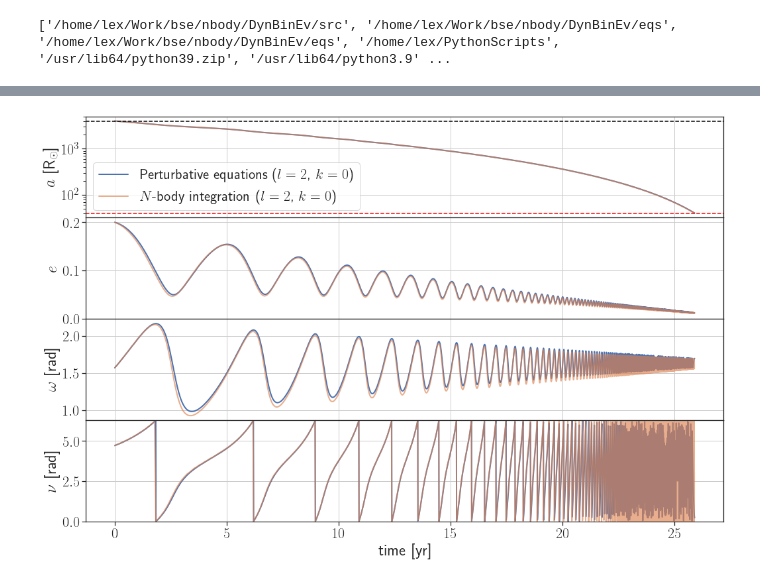
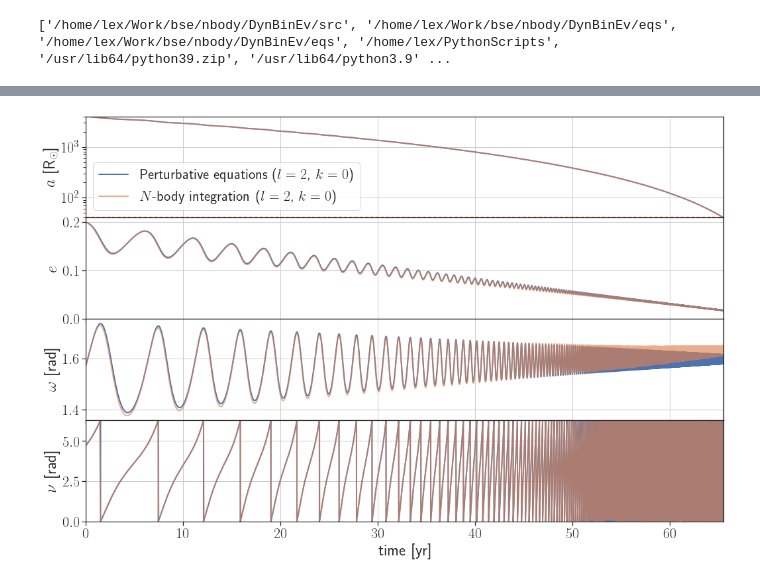
Before and after one commit to spzwart/DynBinEv, a Jupyter notebook: eqs/paperplots.ipynb, the cells around one changed output, grey strips where cells are left out. Saved outputs shown, nothing was run; the diff lists cells and outputs as text; code cells hidden in the pictures.

```diff
--- a/eqs/paperplots.ipynb
+++ b/eqs/paperplots.ipynb
@@ -13,28 +37,12 @@ print(sys.path)
 # %%
-from macega_phasevol import MacegaPhaseEvolve
-from macega_nbody import MacegaKick
-from amuse.units import units, constants
-import numpy as np
-from timeit import default_timer as timer
-
-m1, m2 = 35 | units.MSun, 82 | units.MSun
-a0 = 4000 | units.RSun
-a1 = 40 | units.RSun
-e0 = 0.2
-ome0 = np.pi/2
-nu0 = 3*np.pi/2
-
-mu = (m1 + m2)*constants.G
-C = 1e-5
-X = 0.1
 C_l2k0, Lex, Tex = MacegaPhaseEvolve.C_from_X(X, mu, a0, l=2, k=0)
 print("C:", C_l2k0.as_string_in(units.yr**Tex *units.RSun**Lex))
 
 #### SECULAR l=2, k=0
 CEvolve = MacegaPhaseEvolve(l=2, k=0)
-CEvolve.initialize_system(m1, m2, a0, e0, ome0, nu0, C=C, a1=a1)
+CEvolve.initialize_system(m1, m2, a0, e0, ome0, nu0, C=C_l2k0, a1=a1)
 start = timer()
-t, a, e, ome, nu, g = CEvolve.run_system(tfin=CEvolve.Period0*20, dt_out=CEvolve.Period0*0.001)
+t, a, e, ome, nu, g = CEvolve.run_system(tfin=CEvolve.Period0*20, dt_out=CEvolve.Period0*0.0001)
 end = timer()
 print(phtime:=end - start)
 # %% [output]
@@ -72,10 +80,4 @@ print(nbtime/phtime)
 # %%
-from matplotlib import pyplot as plt
-import seaborn as sns
-
-sns.set(font_scale=2, rc={'text.usetex' : True})
-sns.set_style("ticks")
-
 f, ax = plt.subplots(4, sharex=True, figsize=(15, 10))
 
 ax[0].plot(t, a, lw=2, label="Perturbative equations ($l=2$, $k=0$)")
@@ -85,33 +87,35 @@ ax[0].set_ylabel("$a$ [R$_\odot$]")
 ax[0].axhline(a0.value_in(units.RSun), c="black", ls="--")
 ax[0].axhline(a1.value_in(units.RSun), c="red", ls="--")
 ax[0].legend()
 #ax[0].set_title("e0 = {:g}".format(e0))
 ax[0].set_yscale("log")
 
 ax[1].plot(t, e, lw=2)
 ax[1].plot(t_nb, e_nb, lw=2, alpha=0.66, label="$N$-body integration ($l=2$, $k=0$)")
 ax[1].set_ylabel("$e$")
 ax[1].set_xlabel("time [yr]")
 ax[1].set_ylim(bottom=0)
 
 ax[2].plot(t, ome, lw=2)
 ax[2].plot(t_nb, ome_nb, lw=2, alpha=0.66)
 ax[2].set_ylabel("$\\omega$ [rad]")
 ax[2].set_xlabel("time [yr]")
 ax[2].set_ylim()
 
 ax[3].plot(t, nu, lw=2)
 ax[3].plot(t_nb, nu_nb, lw=2, alpha=0.66)
 ax[3].set_ylabel("$\\nu$ [rad]")
 ax[3].set_xlabel("time [yr]")
 ax[3].set_ylim(bottom=0, top=2 * np.pi)
 plt.tight_layout()
 
-for axx in ax: axx.grid(True)
+for axx in ax:
+    axx.grid(True)
+    axx.margins(0.00, 0.00)
 
 f.subplots_adjust(hspace=0)
 
 plt.show()
-f.savefig("nbody_comp.pdf")
+f.savefig("nbody_comp1.pdf")
 # %% [output]
-[figure, old version]
+[figure, new version]
```
Also changed, not shown: parts of 14 cells of this notebook, 1 other file.
